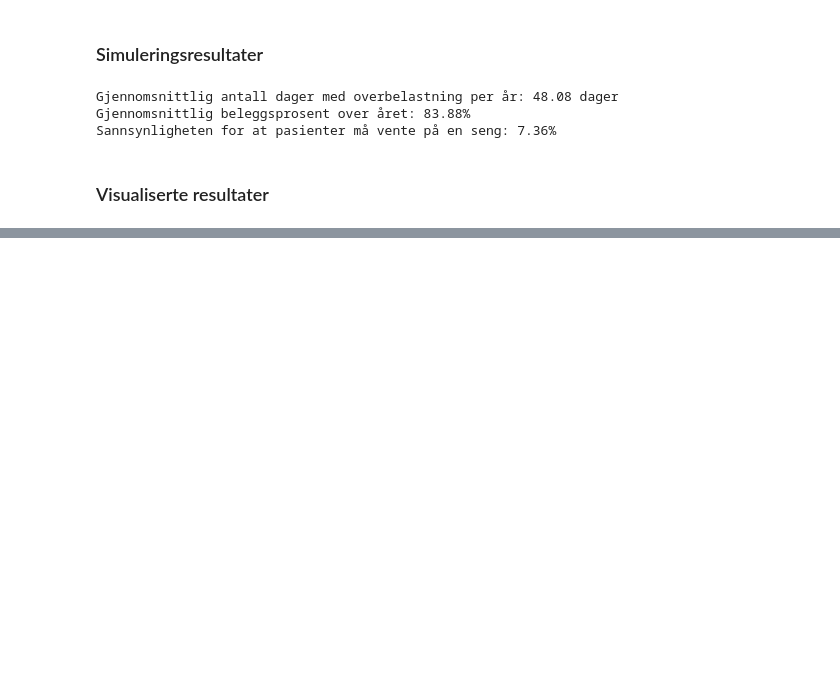
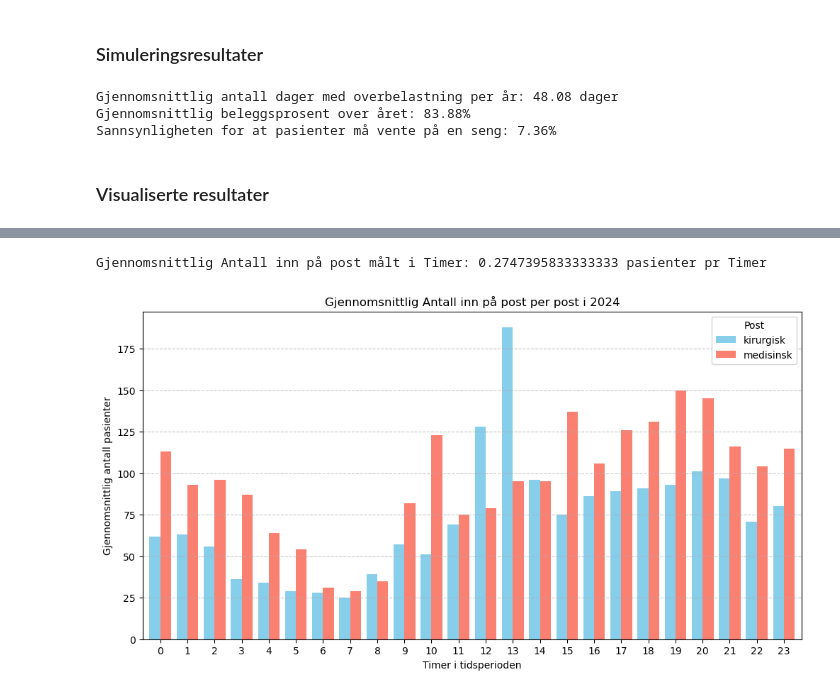
Before and after one commit to JoachimSvensson/HealthSector, a Jupyter notebook: fin_hf_full.ipynb, the cells around one changed output, grey strips where cells are left out. Cells and saved outputs as stored; diff of their text form; code cells hidden in the pictures; blank space fills up the shorter version.

```diff
--- a/fin_hf_full.ipynb
+++ b/fin_hf_full.ipynb
@@ -304,0 +310,4 @@ monte_carlo_waiting_probability(waiting_probability)
+# %%
+fin_data_hourly_24 = fin_data_hourly[(fin_data_hourly["År"] == 2024)] # & (fin_data_hourly["post"] == "kirurgisk") & (fin_data_hourly["helg"] == 1)
+fin_data_hourly_24["Demand"] = fin_data_hourly_24["Antall inn på post"] + fin_data_hourly_24["Belegg"]
+fin_data_hourly_24.loc[fin_data_hourly_24['skift_type'] == 'natt', 'Demand'] *= 0.33
@@ -304,0 +336,29 @@ monte_carlo_waiting_probability(waiting_probability)
+# %%
+def adhoc_plot(data: pd.DataFrame, tids_granulitetsniv: str = "Timer", value: str = "Demand", skift_type: str = None, aggregation_level: str = "mean"):
+    # Group by timer og post, og finn gjennomsnittet av etterspørselen
+    if aggregation_level == "mean":
+        avg_patients_per_hour = data.groupby([tids_granulitetsniv, 'post'])[value].mean().reset_index()
+    elif aggregation_level == "sum":
+        avg_patients_per_hour = data.groupby([tids_granulitetsniv, 'post'])[value].sum().reset_index()
+
+    if skift_type is None:
+        avg = data[value].mean()
+    else:
+        avg = data[data["skift_type"] == skift_type][value].mean()
+    print(f"Gjennomsnittlig {value} målt i {tids_granulitetsniv}: {avg} pasienter pr {tids_granulitetsniv}")
+
+    # Pivot for lettere plotting
+    pivot_data = avg_patients_per_hour.pivot(index=tids_granulitetsniv, columns='post', values=value)
+    pivot_data.plot(kind='bar', width=0.8, figsize=(12, 6), color=['skyblue','salmon'])
+    plt.title(f"Gjennomsnittlig {value} per post i 2024")
+    plt.xlabel(f"{tids_granulitetsniv} i tidsperioden")
+    plt.ylabel("Gjennomsnittlig antall pasienter")
+    plt.xticks(rotation=0)
+    plt.legend(title="Post")
+    plt.grid(axis='y', linestyle='--', alpha=0.7)
+    plt.show()
+# %%
+avg = adhoc_plot(data=fin_data_hourly_24, tids_granulitetsniv="Timer", value="Antall inn på post", skift_type="dag", aggregation_level="sum")
+# %% [output]
+Gjennomsnittlig Antall inn på post målt i Timer: 0.2747395833333333 pasienter pr Timer
+[figure, added]
```
Also changed, not shown: parts of 13 cells of this notebook.
